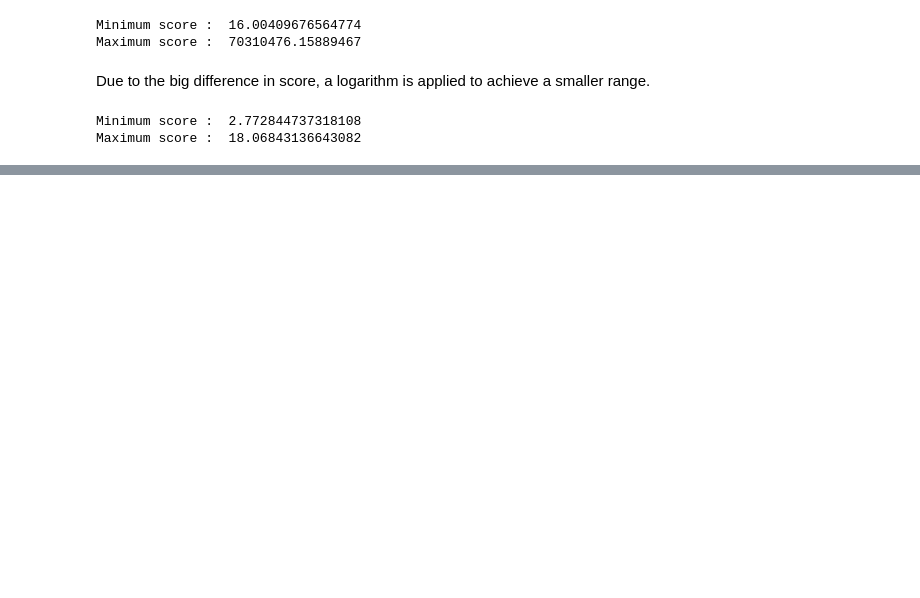
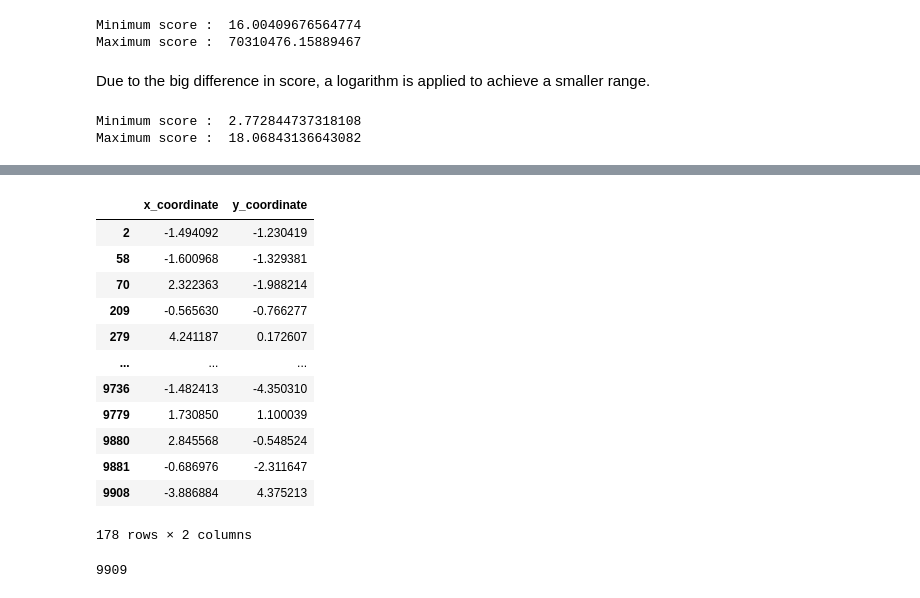
Before and after one commit to pavel-borovikov/algorithms_project, a Jupyter notebook: bank_heist.ipynb, the cells around one changed output, grey strips where cells are left out. Drawn from its saved outputs; the diff is of its cells as text; code cells hidden in the pictures; blank space fills up the shorter version.

```diff
--- a/bank_heist.ipynb
+++ b/bank_heist.ipynb
@@ -124,0 +137,54 @@ The first approach to this problem will be applying a nearest neighbour algorith
+# %%
+threshold = 12
+mask = df.loc[(df['score'] >= threshold)]
+test_df = mask[['x_coordinate','y_coordinate']]
+test_df
+# %% [output]
+|  | x_coordinate | y_coordinate |
+| 2 | -1.494092 | -1.230419 |
+| 58 | -1.600968 | -1.329381 |
+| 70 | 2.322363 | -1.988214 |
+| 209 | -0.565630 | -0.766277 |
+| 279 | 4.241187 | 0.172607 |
+| ... | ... | ... |
+| 9736 | -1.482413 | -4.350310 |
+| 9779 | 1.730850 | 1.100039 |
+| 9880 | 2.845568 | -0.548524 |
+| 9881 | -0.686976 | -2.311647 |
+| 9908 | -3.886884 | 4.375213 |
+178 rows × 2 columns
+# %%
+def nearest_neighbour(data, start_position=(0,0)):
+    """Find a route between all given coordinates based on the nearest neighbour of each point.
+
+    Best case complexity : O(n**2)
+
+    ...
+
+    Attributes :
+    ------------
+    data : pandas DataFrame object
+                    x and y coordinates, with unique indices
+
+    end_position : tuple
+                    x and y coordinates of the final destination
+                    defaults to (0,0)
+
+    -------
+
+    Ouput :
+
+    A list of indices of the nearest neighbour route between the coordinates.
+    This list starts at the start_position coordinates, which default to (0,0).
+
+    """
+
+
+
+    return data
+
+
+
+nearest_neighbour(test_df)
+# %% [output]
+9909
```
Also changed, not shown: parts of 10 cells of this notebook.
